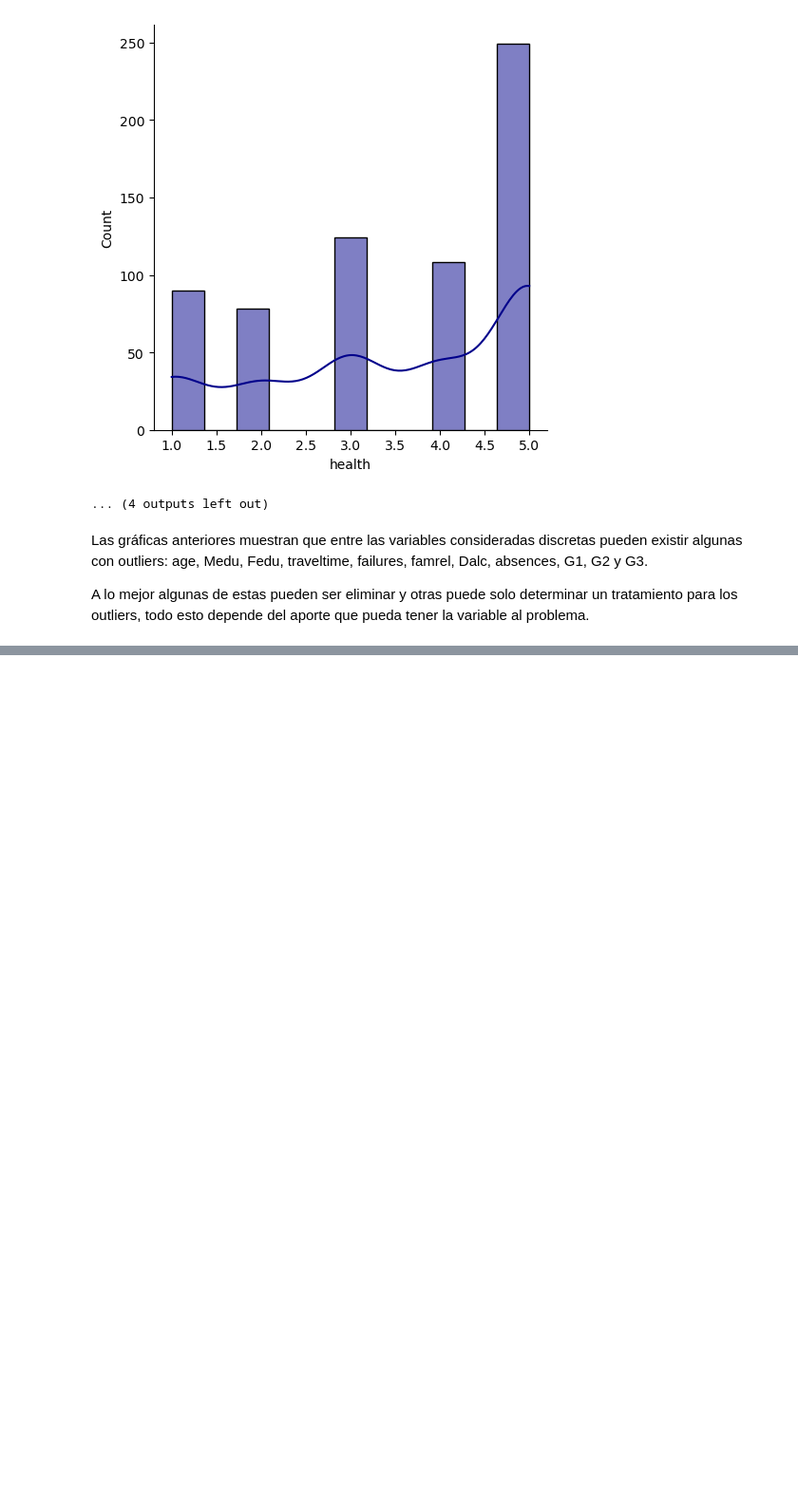
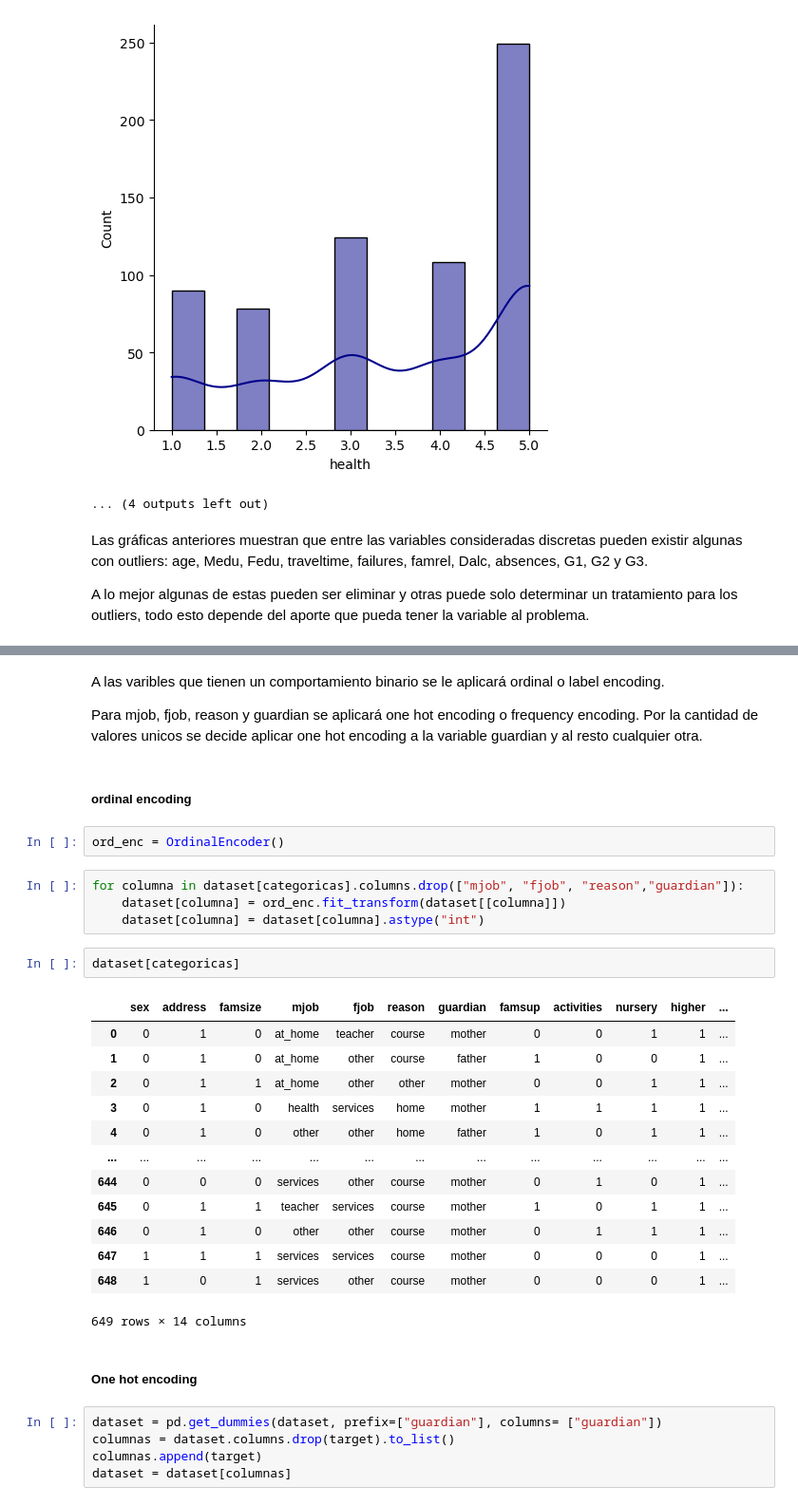
Before and after one commit to duartefrancisco/SLII-ProyectoFinal, a Jupyter notebook: Proyecto.ipynb, the cells around one changed output, grey strips where cells are left out. Shown at 95% size. Cells and saved outputs as stored; diff of their text form; blank space fills up the shorter version.

```diff
--- a/Proyecto.ipynb
+++ b/Proyecto.ipynb
@@ -210,0 +265,35 @@ A lo mejor algunas de estas pueden ser eliminar y otras puede solo determinar un
+# %% [markdown]
+A las varibles que tienen un comportamiento binario se le aplicará ordinal o label encoding.
+
+Para mjob, fjob, reason y guardian se aplicará one hot encoding o frequency encoding. Por la cantidad de valores unicos se decide aplicar one hot encoding a la variable guardian y al resto cualquier otra.
+# %% [markdown]
+##### ordinal encoding
+# %%
+ord_enc = OrdinalEncoder()
+# %%
+for columna in dataset[categoricas].columns.drop(["mjob", "fjob", "reason","guardian"]):
+    dataset[columna] = ord_enc.fit_transform(dataset[[columna]])
+    dataset[columna] = dataset[columna].astype("int")
+# %%
+dataset[categoricas]
+# %% [output]
+|  | sex | address | famsize | mjob | fjob | reason | guardian | famsup | activities | nursery | higher | ... |
+| 0 | 0 | 1 | 0 | at_home | teacher | course | mother | 0 | 0 | 1 | 1 | ... |
+| 1 | 0 | 1 | 0 | at_home | other | course | father | 1 | 0 | 0 | 1 | ... |
+| 2 | 0 | 1 | 1 | at_home | other | other | mother | 0 | 0 | 1 | 1 | ... |
+| 3 | 0 | 1 | 0 | health | services | home | mother | 1 | 1 | 1 | 1 | ... |
+| 4 | 0 | 1 | 0 | other | other | home | father | 1 | 0 | 1 | 1 | ... |
+| ... | ... | ... | ... | ... | ... | ... | ... | ... | ... | ... | ... | ... |
+| 644 | 0 | 0 | 0 | services | other | course | mother | 0 | 1 | 0 | 1 | ... |
+| 645 | 0 | 1 | 1 | teacher | services | course | mother | 1 | 0 | 1 | 1 | ... |
+| 646 | 0 | 1 | 0 | other | other | course | mother | 0 | 1 | 1 | 1 | ... |
+| 647 | 1 | 1 | 1 | services | services | course | mother | 0 | 0 | 0 | 1 | ... |
+| 648 | 1 | 0 | 1 | services | other | course | mother | 0 | 0 | 0 | 1 | ... |
+649 rows × 14 columns
+# %% [markdown]
+##### One hot encoding
+# %%
+dataset = pd.get_dummies(dataset, prefix=["guardian"], columns= ["guardian"])
+columnas = dataset.columns.drop(target).to_list()
+columnas.append(target)
+dataset = dataset[columnas]
```
Also changed, not shown: parts of 60 cells of this notebook.
